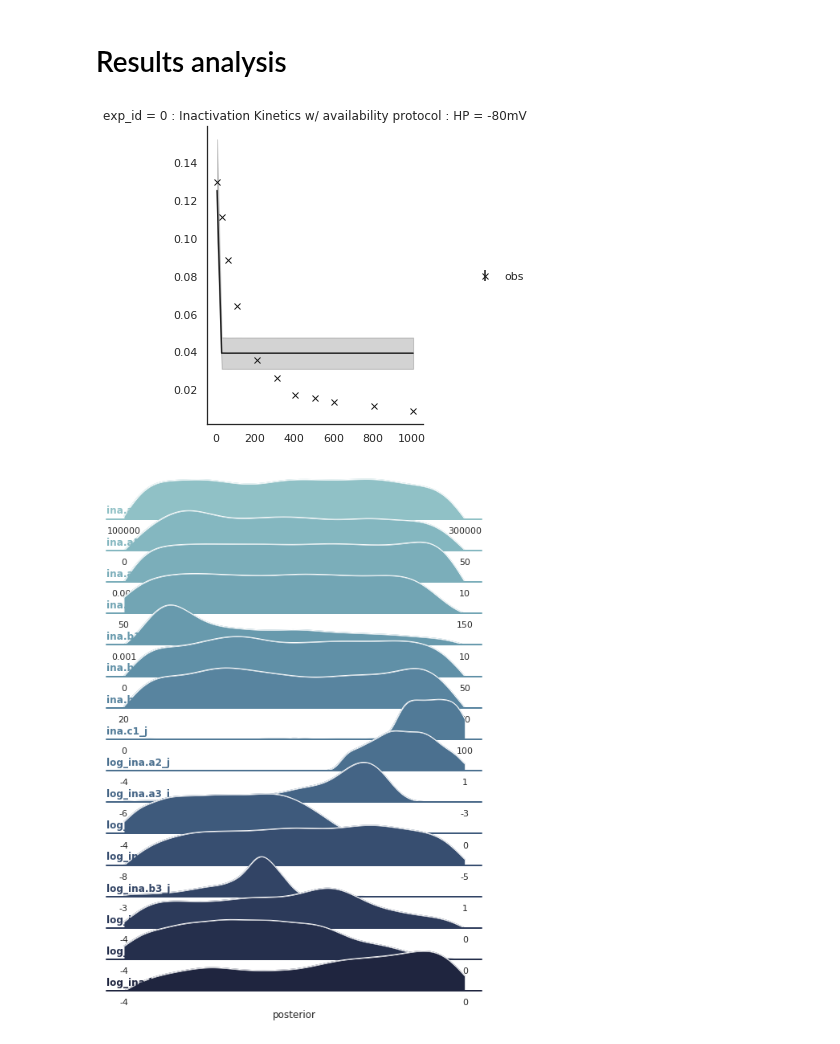
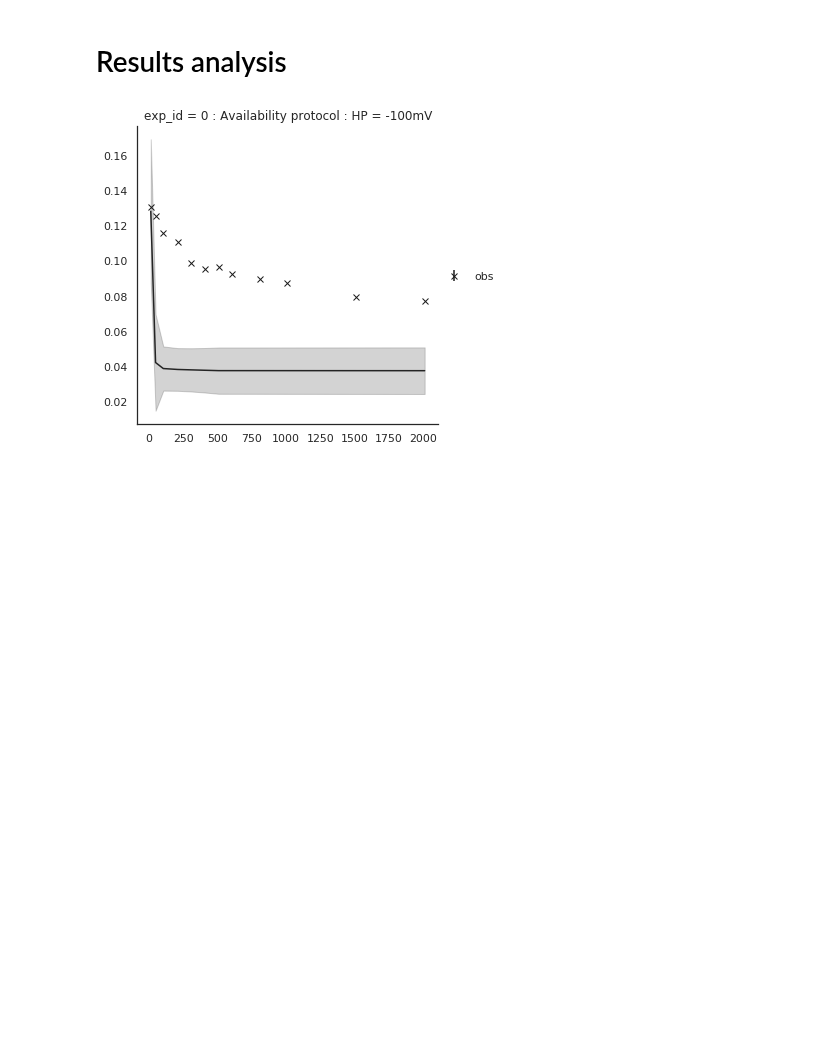
Before and after one commit to charleshouston/ion-channel-ABC, a Jupyter notebook: docs/examples/Nygren/Crm_ina_testing.ipynb, the cells around one changed output. Saved outputs shown, nothing was run; the diff lists cells and outputs as text; code cells hidden in the pictures; blank space fills up the shorter version.

```diff
--- a/docs/examples/Nygren/Crm_ina_testing.ipynb
+++ b/docs/examples/Nygren/Crm_ina_testing.ipynb
@@ -105,7 +109,7 @@ prior = Distribution(**{key: RV("uniform", a, b - a)
 ## Run ABC calibration
 # %%
 db_path = ("sqlite:///" +
-           os.path.join(tempfile.gettempdir(), "crm_ina_testing_gate_m.db"))
+           os.path.join(tempfile.gettempdir(), "crm_ina_testing_gate_"+gate+".db"))
 # %%
 logging.basicConfig()
 abc_logger = logging.getLogger('ABC')
@@ -152,14 +164,16 @@ KeyboardInterrupt:
 # %%
 history = History(db_path)
 history.id = 3 # 2 correponds to the recovery curve : j gate
 # 3 : correponds to the availability (inact_kin_80) : j gate, but failed to retrieve a correct curve
-# 5 : correponds to the availability (inact_kin_80) : m gate, still running
+# 5 : correponds to the availability (inact_kin_80) : m gate, still running :
+# stoped after 3h without improvement (128 particles and still submitting population 0)
+# 3 : correponds to the availability (inact_kin_80) : h gate, still running : stopped
+
 
 df, w = history.get_distribution(m=0)
 
-grid1 = plot_sim_results(modelfile,sakakibara_inact_kin_80 ,df=df, w=w)
-grid2 = plot_parameters_kde(df, w, limits, aspect=12,height=0.6)
+grid1 = plot_sim_results(modelfile,sakakibara_inact_kin_100 ,df=df, w=w)
+#grid2 = plot_parameters_kde(df, w, limits, aspect=12,height=0.6)
 # %% [output]
-[figure, old version]
+[figure, new version]
-[figure, removed]
 # %%
```
Also changed, not shown: parts of 13 cells of this notebook, 16 other files.
